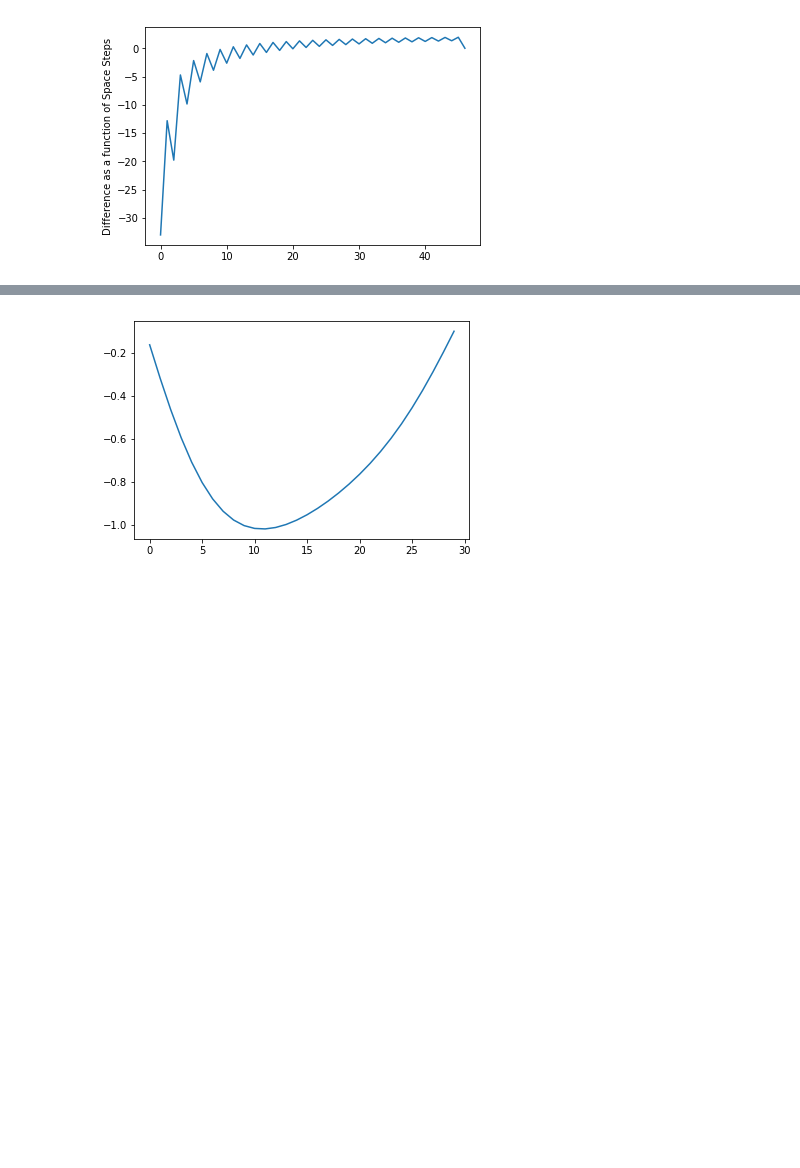
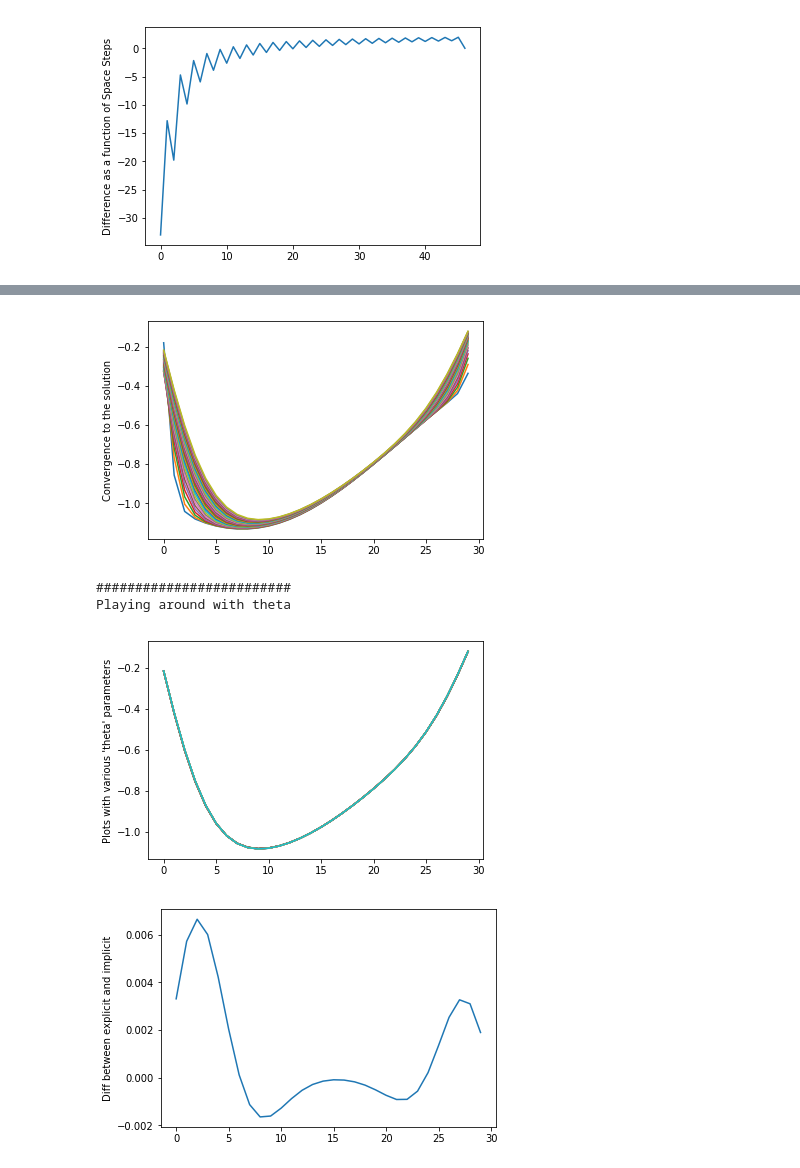
Before and after one commit to TopsyKret69/PythonNumericalMethods, a Jupyter notebook: iPython Lecture - Basic PDEs in Finance.ipynb, the cells around one changed output, grey strips where cells are left out. Saved outputs shown, nothing was run; the diff lists cells and outputs as text; code cells hidden in the pictures; blank space fills up the shorter version.

```diff
--- a/iPython Lecture - Basic PDEs in Finance.ipynb
+++ b/iPython Lecture - Basic PDEs in Finance.ipynb
@@ -539,10 +522,11 @@ plt.show()
 #this will be evaluated at the grid by the method
 def xFunc(x):
     return -np.exp(-(x * x - x) /2.0)
-
+print("########")
+print("Display boundary values as of x in (1,9)")
 for i in range(1,10):
     print(xFunc(i))
-
+print("########")
 def heatEquationSolverGeneralBoundary(N,M,t_max,x_max,sigma,xFunc):
     dx = x_max/M
     dt = t_max/N
@@ -569,11 +553,15 @@ plt.show()
 for i in np.arange(0,N-1):
     plt.plot(f[i,:])
 
+
+plt.xlabel("Convergence to final solution")
 plt.show()
 
-for i in np.linspace(10,50,10,dtype=int):
+for i in range(1,40):
     t_i,f_i,s_i = heatEquationSolverGeneralBoundary(N,i,t_max,x_max,sigma,xFunc)
     plt.plot(f_i[N-1,:])
 
+
+plt.xlabel("Convergence with space variable")
 plt.show()
 # %% [output]
@@ -713,7 +704,7 @@ import warnings
 
 #Generic Solver, where theta stands for the combination/weights for explicite and implicite methods
 def pdeSolver(N,M,t_max,x_max,sigma,xFunc,theta):
-    if theta<=0 or theta>=1:
+    if theta<0 or theta>1:
         warnings.warn("Theta must be between 0 and 1",SyntaxWarning)
 
     dx = x_max/M
@@ -726,34 +717,58 @@ def pdeSolver(N,M,t_max,x_max,sigma,xFunc,theta):
     f[:,0] = 0
 
     alpha = 0.5*sigma*sigma * dt/(dx * dx)
 
     mainDiagB  = np.zeros(M)
-    mainDiagB  = [(1+2*alpha)*(1-theta)]*(M)
+    mainDiagB  = [(1+2*alpha*(1-theta))]*(M)
     upperDiagB = np.zeros(M-1)
     upperDiagB = [-alpha*(1-theta)]*(M-1)
     lowerDiagB = np.zeros(M-1)
     lowerDiagB = [-alpha*(1-theta)]*(M-1)
 
     B = np.diag(mainDiagB,k=0) + np.diag(upperDiagB, k=1) + np.diag(lowerDiagB, k=-1)
     invB = np.linalg.inv(B)
 
     mainDiagA = np.zeros(M)
-    mainDiagA = [(1-2*alpha)*theta]*(M)
+    mainDiagA = [(1-2*alpha*theta)]*(M)
     upperDiagA = np.zeros(M-1)
     upperDiagA = [alpha*theta]*(M-1)
     lowerDiagA = np.zeros(M-1)
     lowerDiagA = [alpha*theta]*(M-1)
 
     A = np.diag(mainDiagA,k=0) + np.diag(upperDiagA, k=1) + np.diag(lowerDiagA, k=-1)
 
     matrix = invB.dot(A)
     for n in range(0,N-1):
         f[n+1,:] = matrix.dot(f[n,:])
     return t,f,alpha,matrix
 
 t,f,alpha,matrix = pdeSolver(N,M,t_max,x_max,sigma,xFunc,0.5)
 
-plt.plot(f[N-1,:])
+for i in range(1,M):
+    plt.plot(f[i,:])
+plt.ylabel("Convergence to the solution")
+
 plt.show()
+print("#########################")
+print("Playing around with theta")
+
+
+arr = np.linspace(start=0.0,stop=1.0,num=20,dtype=float)
+fx = np.zeros((len(arr),N,M))
+i=0
+for x in arr:
+    tx,fx[i,:,:],alphax,matrixx = pdeSolver(N,M,t_max,x_max,sigma,xFunc,x)
+    plt.plot(fx[i,N-1,:])
+    i=i+1
+plt.ylabel("Plots with various 'theta' parameters")
+plt.show()
+
+plt.plot(fx[-1,N-1,:]-fx[0,N-1,:])
+plt.ylabel("Diff between explicit and implicit")
+plt.show()
 # %% [output]
-[figure, old version]
+[figure, new version]
+#########################
+Playing around with theta
+[figure, added]
+[figure, added]
```
Also changed, not shown: parts of 3 cells of this notebook.
